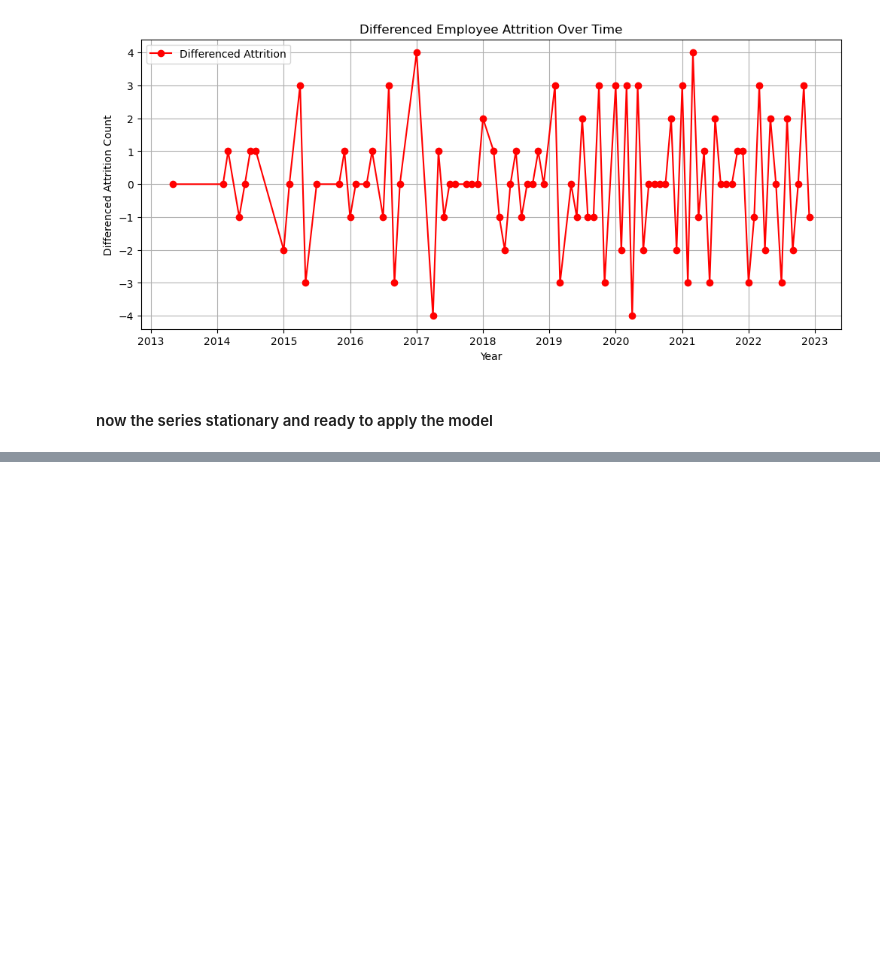
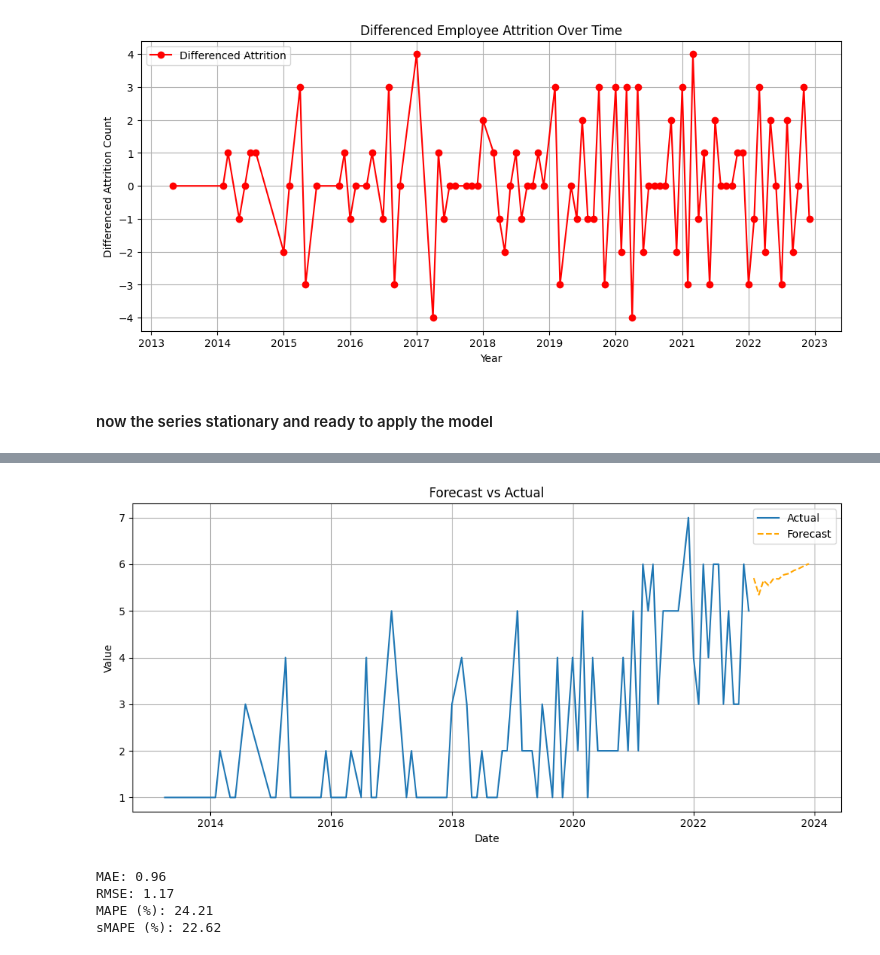
Before and after one commit to M-ashraf20/project-depi, a Jupyter notebook: Forcast.ipynb, the cells around one changed output, grey strips where cells are left out. Cells and saved outputs as stored; diff of their text form; code cells hidden in the pictures; blank space fills up the shorter version.

```diff
--- a/Forcast.ipynb
+++ b/Forcast.ipynb
@@ -127,0 +370,20 @@ plot_pacf(attrition_diff)
+# %%
+
+
+# Step 2: Fit model on differenced data
+model = ARIMA(attrition_time_series, order=(1, 1, 0))  # (p,d,q) where d=0 because we already differenced
+
+fitted_model = model.fit()
+
+# Step 3: Forecast the differenced series
+n_periods = 12
+forecast_diff = fitted_model.forecast(steps=n_periods)
+
+# Step 4: Invert differencing
+last_actual = attrition_time_series.iloc[-1]
+forecast_original = forecast_diff.cumsum() + last_actual
+
+
+
+print("\nForecast on original scale:")
+print(forecast_original)
@@ -127,0 +405,18 @@ plot_pacf(attrition_diff)
+# %%
+forecast_index = pd.date_range(start=attrition_time_series.index[-1] + pd.offsets.MonthEnd(1), periods=n_periods, freq='M')
+forecast_series = pd.Series(forecast_original.values, index=forecast_index)
+combined = pd.concat([attrition_time_series, forecast_series])
+
+# 6. Plot
+plt.figure(figsize=(10, 5))
+plt.plot(attrition_time_series, label='Actual')
+plt.plot(forecast_series, label='Forecast', linestyle='--', color='orange')
+plt.title('Forecast vs Actual')
+plt.xlabel('Date')
+plt.ylabel('Value')
+plt.legend()
+plt.grid(True)
+plt.tight_layout()
+plt.show()
+# %% [output]
+[figure, added]
@@ -127,0 +444,10 @@ plot_pacf(attrition_diff)
+# %%
+accuracy = time_series_accuracy(actual_values, forecast_original_scale)
+
+for metric, value in accuracy.items():
+    print(f"{metric}: {value:.2f}")
+# %% [output]
+MAE: 0.96
+RMSE: 1.17
+MAPE (%): 24.21
+sMAPE (%): 22.62
```
Also changed, not shown: parts of 17 cells of this notebook, 1 other file.
